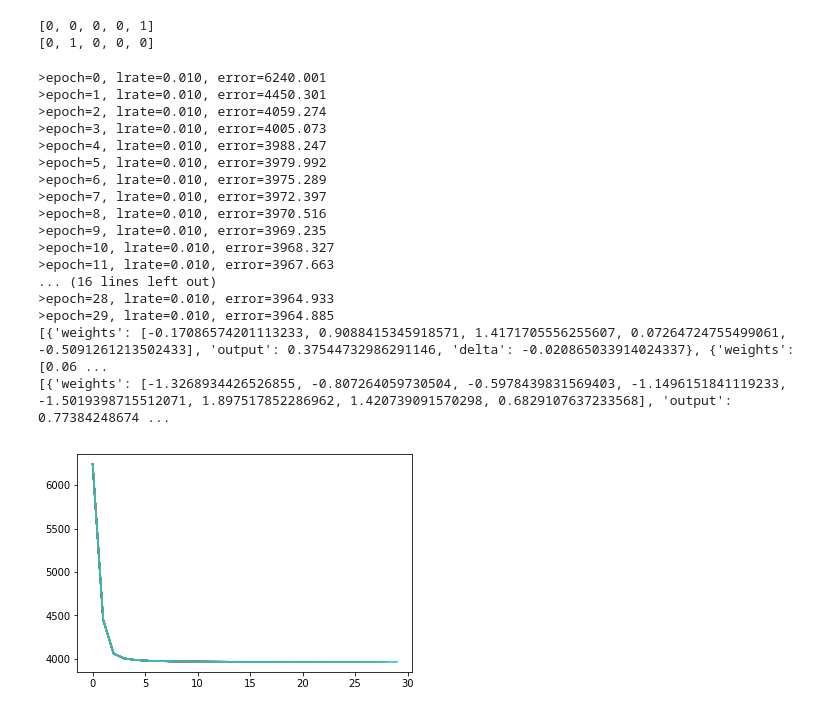
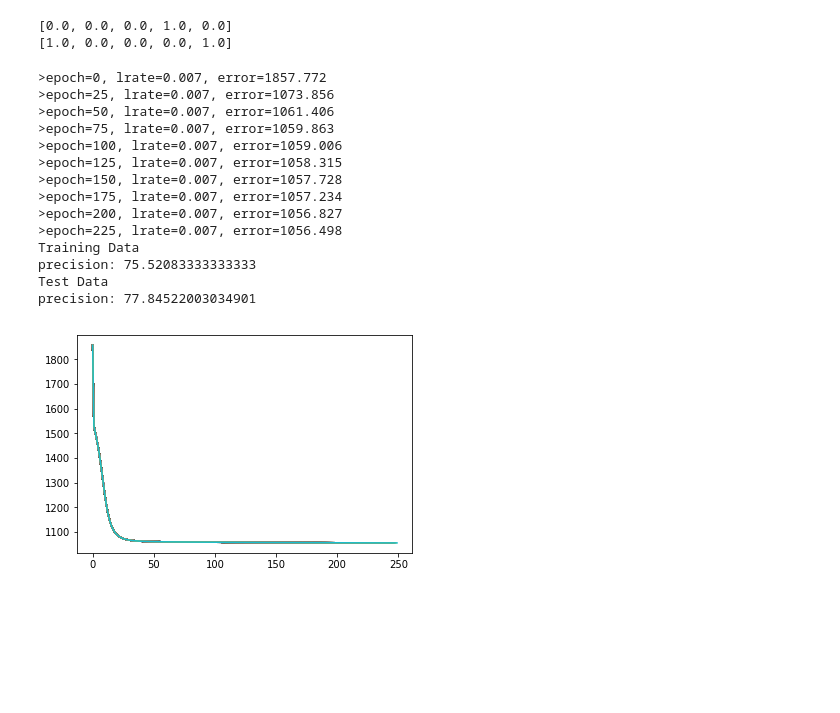
Before and after one commit to SebastianKapunkt/name-classifier, a Jupyter notebook: NN for Name gender classifier.ipynb, the cells around one changed output. Saved outputs shown, nothing was run; the diff lists cells and outputs as text; code cells hidden in the pictures; blank space fills up the shorter version.

Commit message:
updating features and create test data

```diff
--- a/NN for Name gender classifier.ipynb
+++ b/NN for Name gender classifier.ipynb
@@ -5,14 +5,14 @@ from random import seed
 from random import random
 import matplotlib.pyplot as plt
 # %%
-training_data = read_csv_int('vornamen_as_features')
-test_data = read_csv_int('vornamen_test_data')
+training_data = read_csv_int('whilmersdorf01_vornamen_as_features')
+test_data = read_csv_int('whilmersdorf01_vornamen_test_data')
 
 print(training_data[0])
 print(test_data[0])
 # %% [output]
-[0, 0, 0, 0, 1]
-[0, 1, 0, 0, 0]
+[0.0, 0.0, 0.0, 1.0, 0.0]
+[1.0, 0.0, 0.0, 0.0, 1.0]
 # %%
 def initialize_network(n_inputs, n_hidden, n_outputs):
     network = list()
@@ -84,7 +84,6 @@ def update_weights(network, row, l_rate):
                 neuron['weights'][j] += l_rate * neuron['delta'] * inputs[j]
             neuron['weights'][-1] += l_rate * neuron['delta']
 # %%
-
 # Train a network for a fixed number of epochs
 def train_network(network, train, l_rate, n_epoch, n_outputs):
     costs = []
@@ -93,39 +92,49 @@ def train_network(network, train, l_rate, n_epoch, n_outputs):
         for row in train:
             outputs = forward_propagate(network, row)
             expected = [0 for i in range(n_outputs)]
-            expected[row[-1]] = 1
+            expected[int(row[-1])] = 1
             sum_error += sum([(expected[i]-outputs[i])**2 for i in range(len(expected))])
             backward_propagate_error(network, expected)
             update_weights(network, row, l_rate)
         costs.append(sum_error)
-        print('>epoch=%d, lrate=%.3f, error=%.3f' % (epoch, l_rate, sum_error))
+        if epoch % 25==0:
+            print('>epoch=%d, lrate=%.3f, error=%.3f' % (epoch, l_rate, sum_error))
         plt.plot(costs)
+# %%
+def calculate_precision(data, network):
+    correct_count = 0
+    for row in data:
+        prediction = predict(network, row)
+        if prediction == row[-1]:
+            correct_count += 1
+        #print('Expected=%d, Got=%d' % (row[-1], prediction))
+    precision = (correct_count * 100) / len(data)
+    #print("precision: {}".format(precision))
+    return precision
 # %%
-
 # Test training backprop algorithm
 seed(1)
 n_inputs = len(training_data[0]) - 1
 n_outputs = len(set([row[-1] for row in training_data]))
-network = initialize_network(n_inputs, 7, n_outputs)
-train_network(network, training_data, 0.01, 30, n_outputs)
-for layer in network:
-    print(layer)
+network = initialize_network(n_inputs, 3, n_outputs)
+train_network(network, training_data, 0.007, 250, n_outputs)
+print("Training Data")
+calculate_precision(training_data, network)
+print("Test Data")
+calculate_precision(test_data, network)
 # %% [output]
->epoch=0, lrate=0.010, error=6240.001
->epoch=1, lrate=0.010, error=4450.301
->epoch=2, lrate=0.010, error=4059.274
->epoch=3, lrate=0.010, error=4005.073
->epoch=4, lrate=0.010, error=3988.247
->epoch=5, lrate=0.010, error=3979.992
->epoch=6, lrate=0.010, error=3975.289
->epoch=7, lrate=0.010, error=3972.397
->epoch=8, lrate=0.010, error=3970.516
->epoch=9, lrate=0.010, error=3969.235
->epoch=10, lrate=0.010, error=3968.327
->epoch=11, lrate=0.010, error=3967.663
-... (16 lines left out)
->epoch=28, lrate=0.010, error=3964.933
->epoch=29, lrate=0.010, error=3964.885
-[{'weights': [-0.17086574201113233, 0.9088415345918571, 1.4171705556255607, 0.07264724755499061, -0.5091261213502433], 'output': 0.37544732986291146, 'delta': -0.020865033914024337}, {'weights': [0.06 ...
-[{'weights': [-1.3268934426526855, -0.807264059730504, -0.5978439831569403, -1.1496151841119233, -1.5019398715512071, 1.897517852286962, 1.420739091570298, 0.6829107637233568], 'output': 0.77384248674 ...
+>epoch=0, lrate=0.007, error=1857.772
+>epoch=25, lrate=0.007, error=1073.856
+>epoch=50, lrate=0.007, error=1061.406
+>epoch=75, lrate=0.007, error=1059.863
+>epoch=100, lrate=0.007, error=1059.006
+>epoch=125, lrate=0.007, error=1058.315
+>epoch=150, lrate=0.007, error=1057.728
+>epoch=175, lrate=0.007, error=1057.234
+>epoch=200, lrate=0.007, error=1056.827
+>epoch=225, lrate=0.007, error=1056.498
+Training Data
+precision: 75.52083333333333
+Test Data
+precision: 77.84522003034901
-[figure, old version]
+[figure, new version]
```
Also changed, not shown: parts of 2 cells of this notebook, 10 other files.
